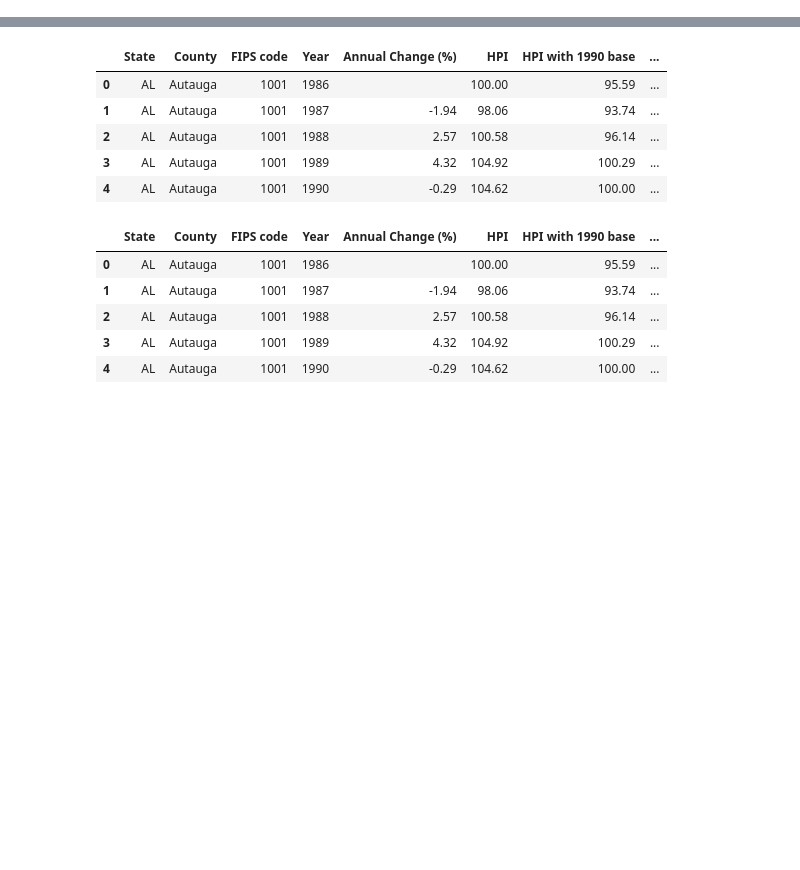
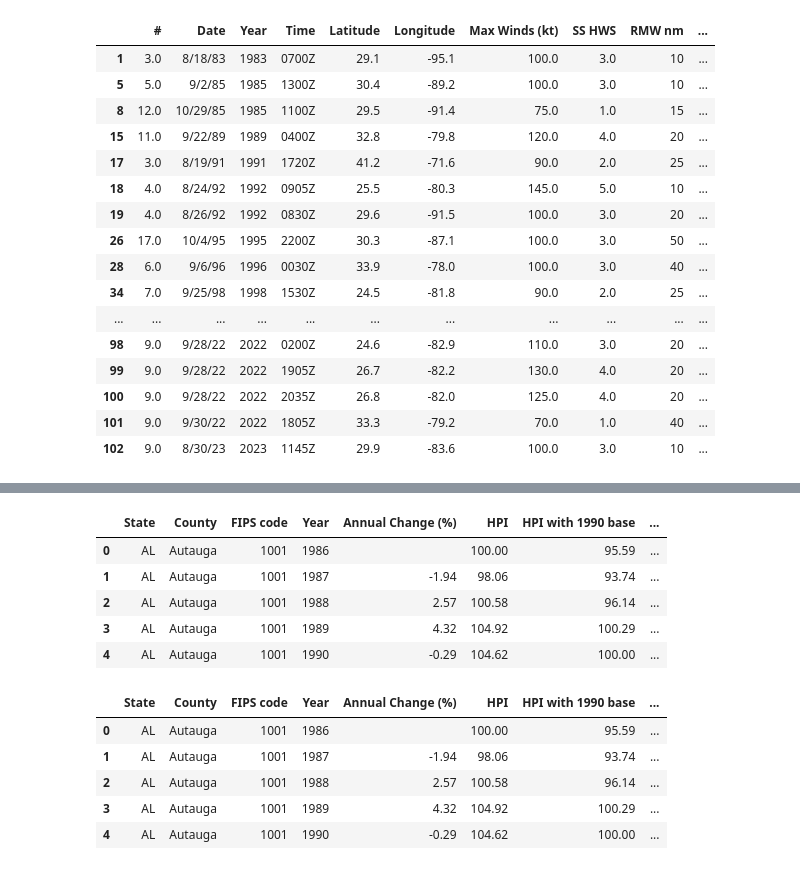
Before and after one commit to chrisadamsv/Dream-Team-Project1, a Jupyter notebook: Project_Data/Group 4 Project 1 MAIN.ipynb, the cells around one changed output, grey strips where cells are left out. Drawn from its saved outputs; the diff is of its cells as text; code cells hidden in the pictures; blank space fills up the shorter version.

```diff
--- a/Project_Data/Group 4 Project 1 MAIN.ipynb
+++ b/Project_Data/Group 4 Project 1 MAIN.ipynb
@@ -80,3 +82,37 @@ merged_df.head()
+# %%
+#Dictionary to store State names and abb.
+state_to_abbrev = {"Alabama": "AL","Alaska": "AK","Arizona": "AZ","Arkansas": "AR","California": "CA",
+    "Colorado": "CO","Connecticut": "CT","Delaware": "DE","Florida": "FL","Georgia": "GA",
+    "Hawaii": "HI","Idaho": "ID","Illinois": "IL","Indiana": "IN","Iowa": "IA",
+    "Kansas": "KS","Kentucky": "KY","Louisiana": "LA","Maine": "ME","Maryland": "MD",
+    "Massachusetts": "MA","Michigan": "MI","Minnesota": "MN","Mississippi": "MS","Missouri": "MO",
+    "Montana": "MT","Nebraska": "NE","Nevada": "NV","New Hampshire": "NH","New Jersey": "NJ",
+    "New Mexico": "NM","New York": "NY","North Carolina": "NC","North Dakota": "ND","Ohio": "OH",
+    "Oklahoma": "OK","Oregon": "OR","Pennsylvania": "PA","Rhode Island": "RI","South Carolina": "SC",
+    "South Dakota": "SD","Tennessee": "TN","Texas": "TX","Utah": "UT","Vermont": "VT",
+    "Virginia": "VA","Washington": "WA","West Virginia": "WV","Wisconsin": "WI","Wyoming": "WY","District of Columbia": "DC"}
+
+#Replace State Names with codes
+merged_df['State'] = merged_df['State'].replace(state_to_abbrev)
+merged_df
+# %% [output]
+|  | # | Date | Year | Time | Latitude | Longitude | Max Winds (kt) | SS HWS | RMW nm | ... |
+| 1 | 3.0 | 8/18/83 | 1983 | 0700Z | 29.1 | -95.1 | 100.0 | 3.0 | 10 | ... |
+| 5 | 5.0 | 9/2/85 | 1985 | 1300Z | 30.4 | -89.2 | 100.0 | 3.0 | 10 | ... |
+| 8 | 12.0 | 10/29/85 | 1985 | 1100Z | 29.5 | -91.4 | 75.0 | 1.0 | 15 | ... |
+| 15 | 11.0 | 9/22/89 | 1989 | 0400Z | 32.8 | -79.8 | 120.0 | 4.0 | 20 | ... |
+| 17 | 3.0 | 8/19/91 | 1991 | 1720Z | 41.2 | -71.6 | 90.0 | 2.0 | 25 | ... |
+| 18 | 4.0 | 8/24/92 | 1992 | 0905Z | 25.5 | -80.3 | 145.0 | 5.0 | 10 | ... |
+| 19 | 4.0 | 8/26/92 | 1992 | 0830Z | 29.6 | -91.5 | 100.0 | 3.0 | 20 | ... |
+| 26 | 17.0 | 10/4/95 | 1995 | 2200Z | 30.3 | -87.1 | 100.0 | 3.0 | 50 | ... |
+| 28 | 6.0 | 9/6/96 | 1996 | 0030Z | 33.9 | -78.0 | 100.0 | 3.0 | 40 | ... |
+| 34 | 7.0 | 9/25/98 | 1998 | 1530Z | 24.5 | -81.8 | 90.0 | 2.0 | 25 | ... |
+| ... | ... | ... | ... | ... | ... | ... | ... | ... | ... | ... |
+| 98 | 9.0 | 9/28/22 | 2022 | 0200Z | 24.6 | -82.9 | 110.0 | 3.0 | 20 | ... |
+| 99 | 9.0 | 9/28/22 | 2022 | 1905Z | 26.7 | -82.2 | 130.0 | 4.0 | 20 | ... |
+| 100 | 9.0 | 9/28/22 | 2022 | 2035Z | 26.8 | -82.0 | 125.0 | 4.0 | 20 | ... |
+| 101 | 9.0 | 9/30/22 | 2022 | 1805Z | 33.3 | -79.2 | 70.0 | 1.0 | 40 | ... |
+| 102 | 9.0 | 8/30/23 | 2023 | 1145Z | 29.9 | -83.6 | 100.0 | 3.0 | 10 | ... |
 # %%
 #Save new csv to avoid long run time of above code
 merged_df.to_csv('Resources/merged_df.csv',index=False)
```
Also changed, not shown: parts of 21 cells of this notebook, 6 other files.
